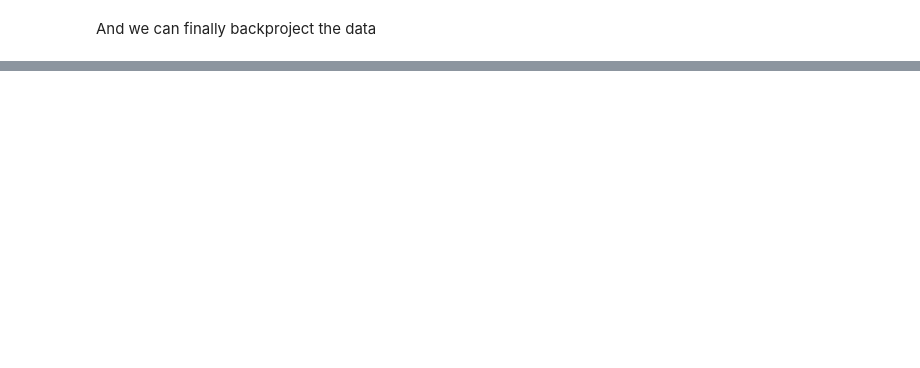
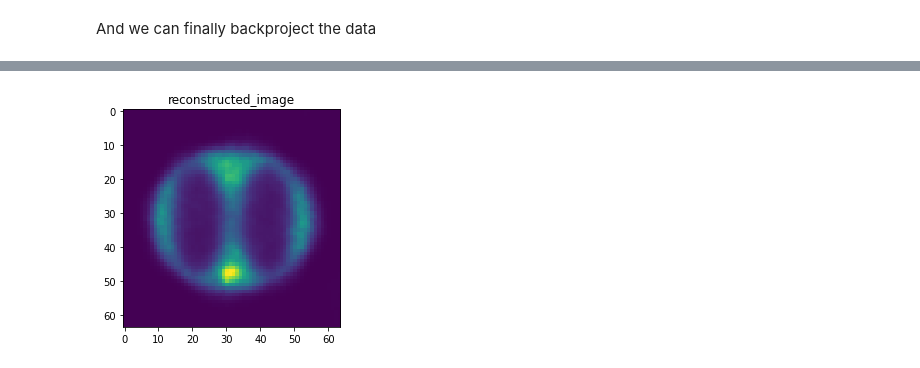
Before and after one commit to samdporter/STIR-SIMIND-Connection, a Jupyter notebook: STIR_simind.ipynb, the cells around one changed output, grey strips where cells are left out. Cells and saved outputs as stored; diff of their text form; code cells hidden in the pictures; blank space fills up the shorter version.

```diff
--- a/STIR_simind.ipynb
+++ b/STIR_simind.ipynb
@@ -199,0 +286,8 @@ This last cell removes any temporary image files that SIRF occassionally misses
+# %%
+# create a dummy image to fill with out reconstructed image
+target = image.get_empty_copy()
+target.fill(1)
+
+# and reconstruct
+recon.set_up(target)
+s = recon.reconstruct(target)
@@ -200 +330,7 @@ This last cell removes any temporary image files that SIRF occassionally misses
+# %%
+slice = stir_projdata.get_num_sinograms()//2
+# The recpnstructed image
+plot_show_save((target), "reconstructed_image", slice = slice)
+# %% [output]
+[figure, added]
 # %%
```
Also changed, not shown: parts of 47 cells of this notebook, 1 other file.
